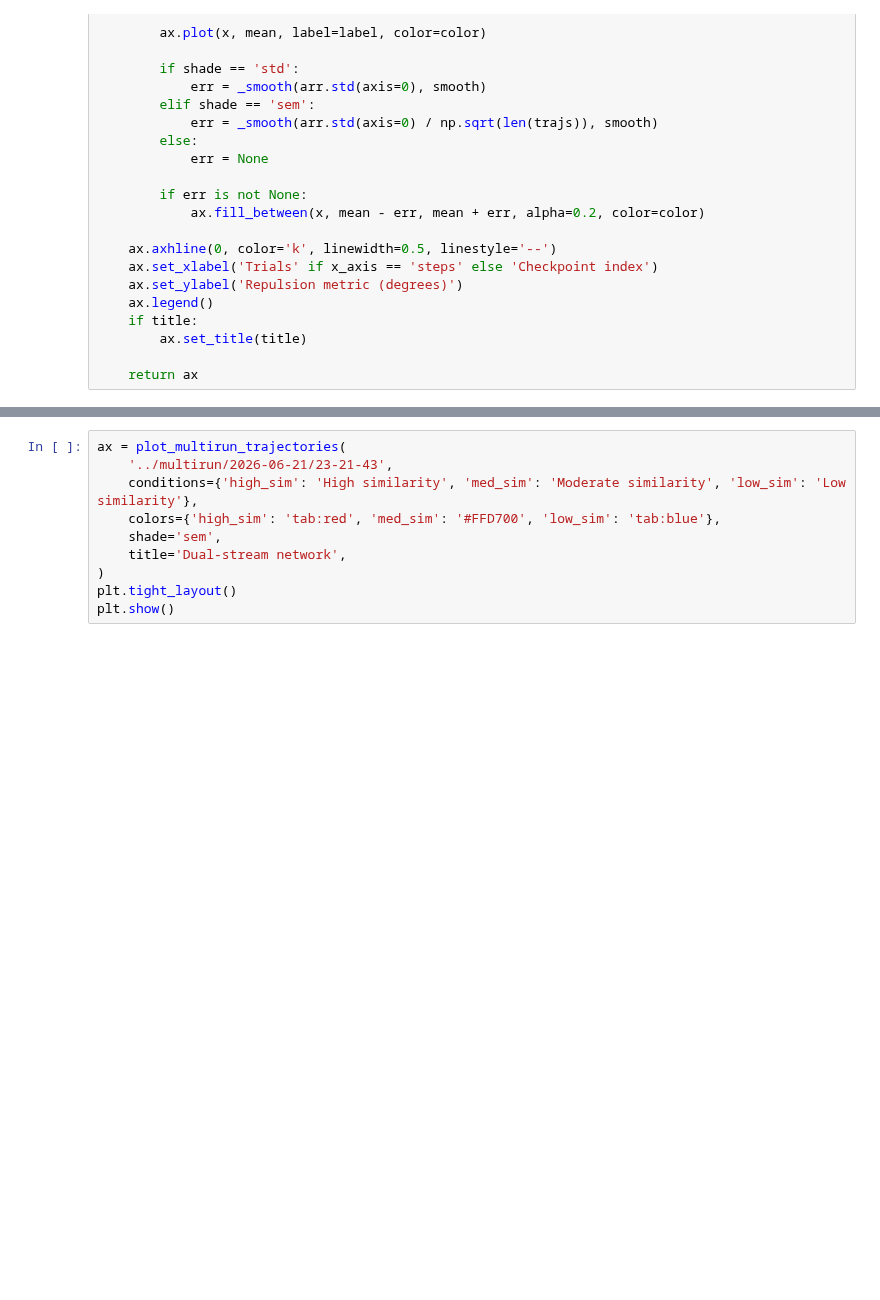
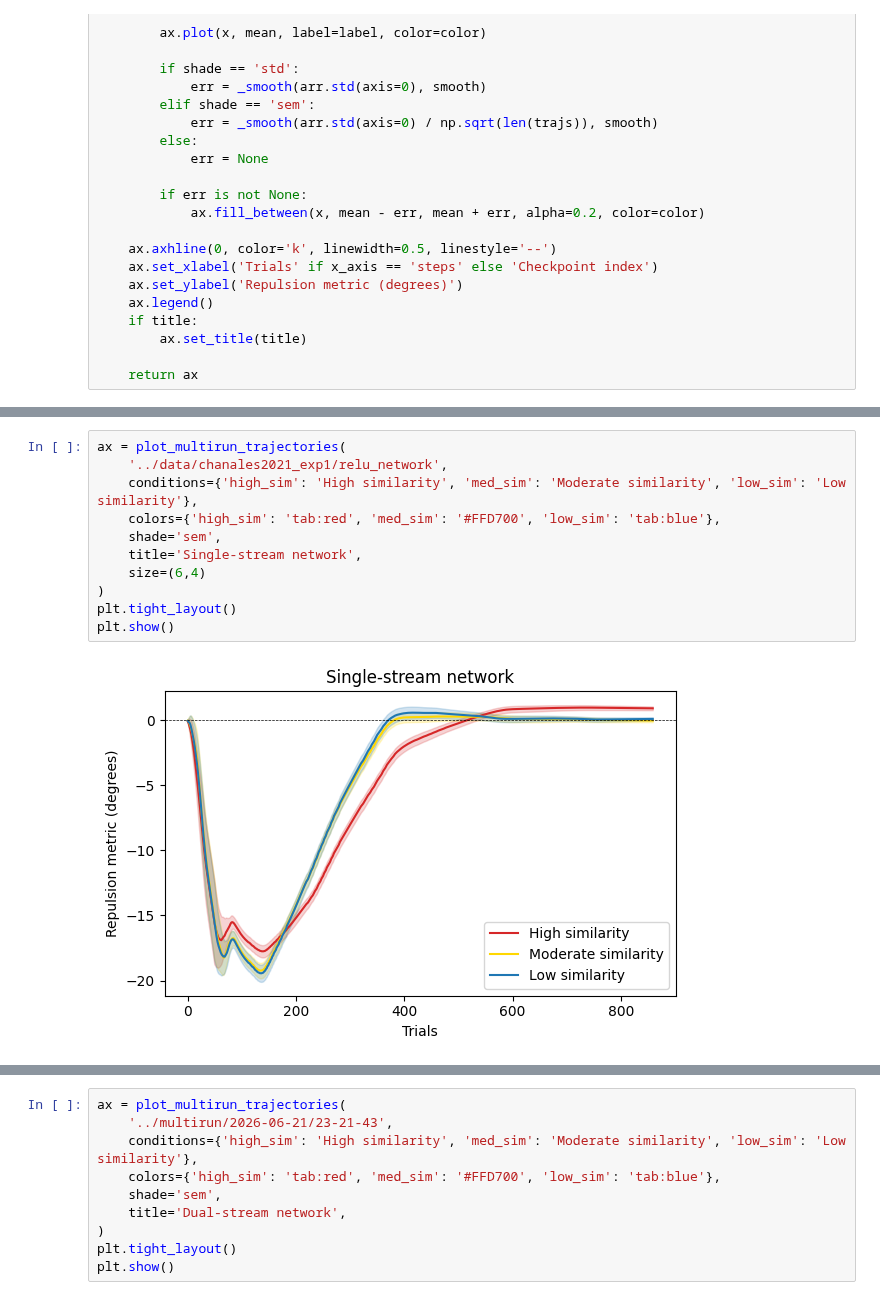
Before and after one commit to sflippl/repulsion-theory, a Jupyter notebook: notebooks/chanales2021_analysis.ipynb, the cells around one changed output, grey strips where cells are left out. Drawn from its saved outputs; the diff is of its cells as text; blank space fills up the shorter version.

```diff
--- a/notebooks/chanales2021_analysis.ipynb
+++ b/notebooks/chanales2021_analysis.ipynb
@@ -490,0 +207,13 @@ plt.show()
+# %%
+ax = plot_multirun_trajectories(
+    '../data/chanales2021_exp1/relu_network',
+    conditions={'high_sim': 'High similarity', 'med_sim': 'Moderate similarity', 'low_sim': 'Low similarity'},
+    colors={'high_sim': 'tab:red', 'med_sim': '#FFD700', 'low_sim': 'tab:blue'},
+    shade='sem',
+    title='Single-stream network',
+    size=(6,4)
+)
+plt.tight_layout()
+plt.show()
+# %% [output]
+[figure, added]
```
Also changed, not shown: parts of 43 cells of this notebook, 16 other files.
